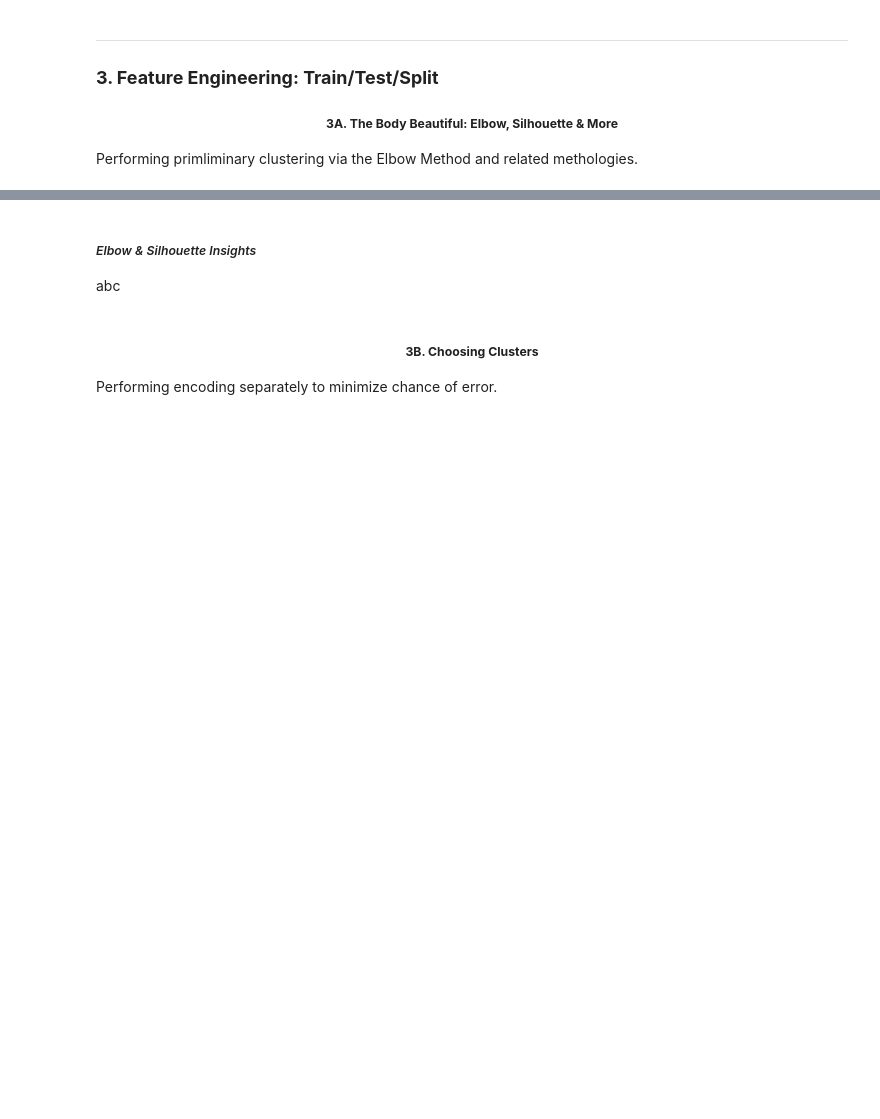
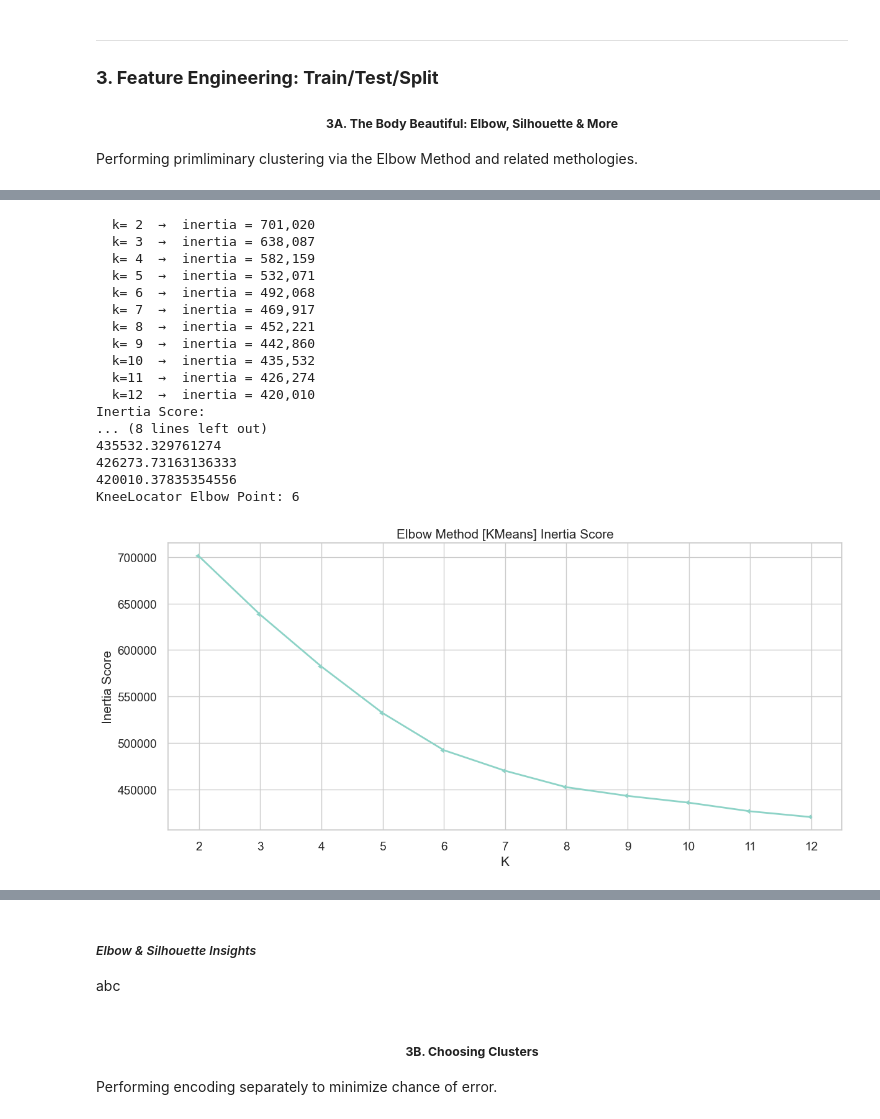
Before and after one commit to winni-datadiva/music-rec-algo, a Jupyter notebook: Code/03_Model.ipynb, the cells around one changed output, grey strips where cells are left out. Drawn from its saved outputs; the diff is of its cells as text; code cells hidden in the pictures; blank space fills up the shorter version.

```diff
--- a/Code/03_Model.ipynb
+++ b/Code/03_Model.ipynb
@@ -75,16 +75,16 @@ Setup Complete
 
 # Convert path to the correct format
 #file_path = Path(filename)
-rec_test = open("C:\\Users\\winni\\music-rec-algo\\Data\\rec_test_data.csv")
-clean_d = open("C:\\Users\\winni\\music-rec-algo\\Data\\clean_d.csv")
+rec_test = open("C:\\Users\\winni\\music-rec-algo\\Data\\rec_clean_test.csv")
+clean_a = open("C:\\Users\\winni\\music-rec-algo\\Data\\clean_a1.csv")
 
 # Loading data as a DataFrame
 df_rec_test = pd.read_csv(rec_test)
-df_clean_d = pd.read_csv(clean_d)
+df_clean_a = pd.read_csv(clean_a)
 
 # Using head() function to display the first five rows of the data
 print("Heads")
 print("Recommendation Test Data:", df_rec_test.head())
-print("Cleaned Data:", df_clean_d.head())
+print("Cleaned Data:", df_clean_a.head())
 # %% [output]
 Heads
@@ -163,14 +163,14 @@ memory usage: 2.1+ KB
 None
 # %%
 # Creating copies of datasets for multiple model testings
-df_cl = df_clean_d.copy()
+df_cl = df_clean_a.copy()
 df_rec = df_rec_test.copy()
 
 # Dropping non-numeric columns as they're not needed for modeling
 df_cl = df_cl.drop(columns=['artist_name', 'track_name'])
 print("Cleaned Data after dropping non-numeric columns:/n", df_cl.head(5))
 
-df_rec = df_rec.drop(columns=['Unnamed_0','artist_name', 'track_name', 'genre', 'lyrics', 'topic'])
+df_rec = df_rec.drop(columns=['artist_name', 'track_name'])
 print("Recommendation Test Data after dropping non-numeric columns:/n", df_rec.head(5))
 # %% [output]
 Cleaned Data after dropping non-numeric columns:/n    release_date    dating  violence  world_life  night_time  \
@@ -205,9 +205,3 @@ X_rec = df_rec.copy()
 X_train = X_train.select_dtypes(include=[np.number])
 
 X_rec = X_rec.select_dtypes(include=[np.number])
-# %%
-# Scaling features for better visualization
-scaler = StandardScaler()
-
-X_train = scaler.fit_transform(X_train)
-X_rec = scaler.transform(X_rec)
@@ -251,35 +248,59 @@ inertia_score = []
 k_values = range(2, 13)
 
 # Iterating for loop of cluster possibilities
 for k in k_values:
     # Creating initial KMeans model with max # of clusters
-    kmeans = KMeans(n_clusters=k, random_state=42, n_init=12)
+    kmeans = KMeans(
+        n_clusters=k,
+        random_state=42,
+        n_init=12
+        )
 
     # Fitting model on training feature matrix
     kmeans.fit(X_train)
 
     # Beginning intertia score (how compact clusters are)
     inertia_score.append(kmeans.inertia_)
+    print(f"  k={k:2d}  →  inertia = {kmeans.inertia_:,.0f}")
 
 print("Inertia Score:")
 list(map(print, inertia_score))
 
 # Using KneeLocator as backup to identify elbow point of the curve programmatically
 k1 = KneeLocator(range(2, 13), inertia_score, curve="convex", direction="decreasing")
 k1.elbow
 print("KneeLocator Elbow Point:", k1.elbow)
 
 plt.figure(figsize=(14,6))
 
 plt.plot(range(2, 13), inertia_score, linewidth=2, marker=8)
 plt.title("Elbow Method [KMeans] Inertia Score")
 plt.xlabel("K")
 plt.ylabel("Inertia Score")
 plt.xticks(range(2, 13))
 plt.show()
 
 # saving plot as image in docs folder
-# plt.savefig("C:\\Users\\winni\\music-rec-algo\\FOLDER")
+# plt.savefig("C:\\Users\\winni\\music-rec-algo\\Doc\\elbow_inertia.png", dpi=150)
+# %% [output]
+  k= 2  →  inertia = 701,020
+  k= 3  →  inertia = 638,087
+  k= 4  →  inertia = 582,159
+  k= 5  →  inertia = 532,071
+  k= 6  →  inertia = 492,068
+  k= 7  →  inertia = 469,917
+  k= 8  →  inertia = 452,221
+  k= 9  →  inertia = 442,860
+  k=10  →  inertia = 435,532
+  k=11  →  inertia = 426,274
+  k=12  →  inertia = 420,010
+Inertia Score:
+... (8 lines left out)
+435532.329761274
+426273.73163136333
+420010.37835354556
+KneeLocator Elbow Point: 6
+[figure, added]
 # %%
 # Based on the inertia scores & KneeLocator elbow point, retraining and visualizing elbow method result
 
```
Also changed, not shown: parts of 12 cells of this notebook, 2 other files.
